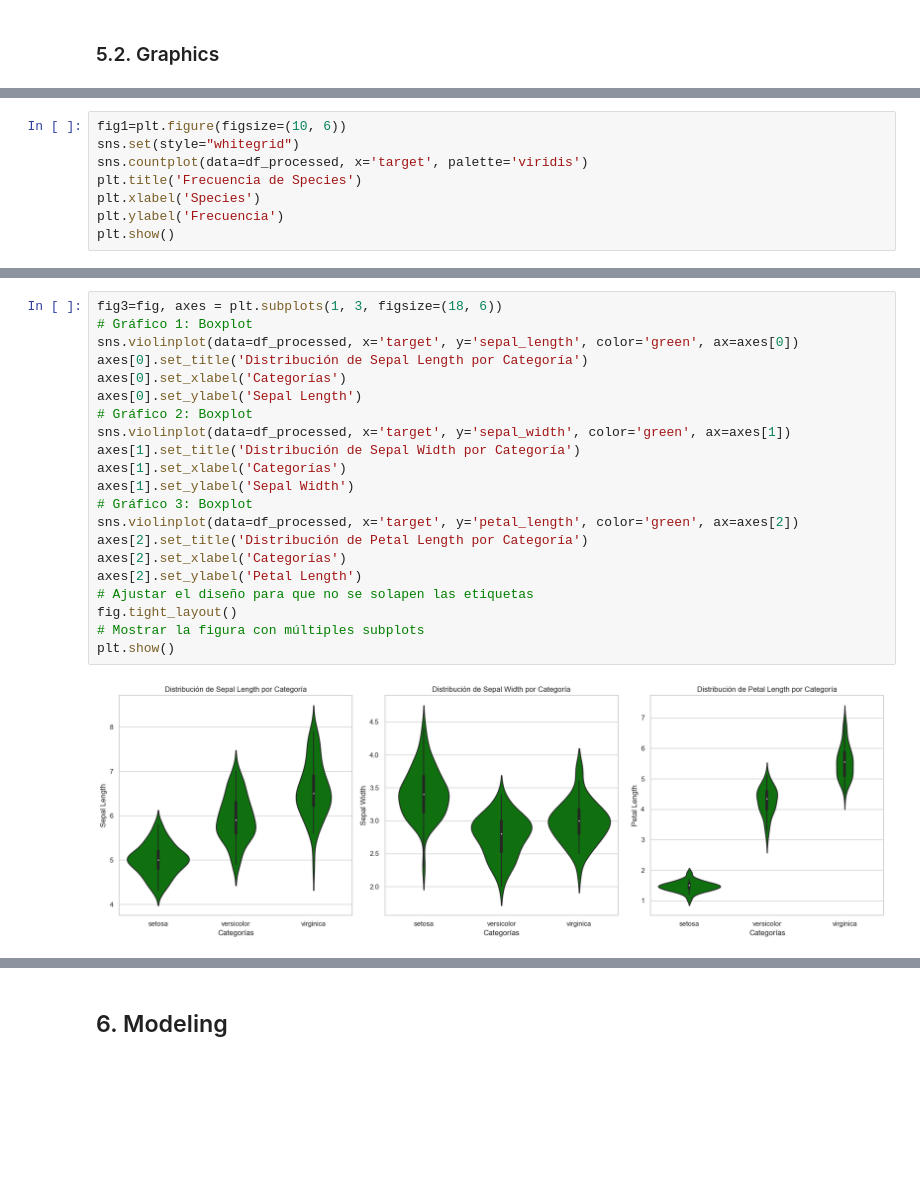
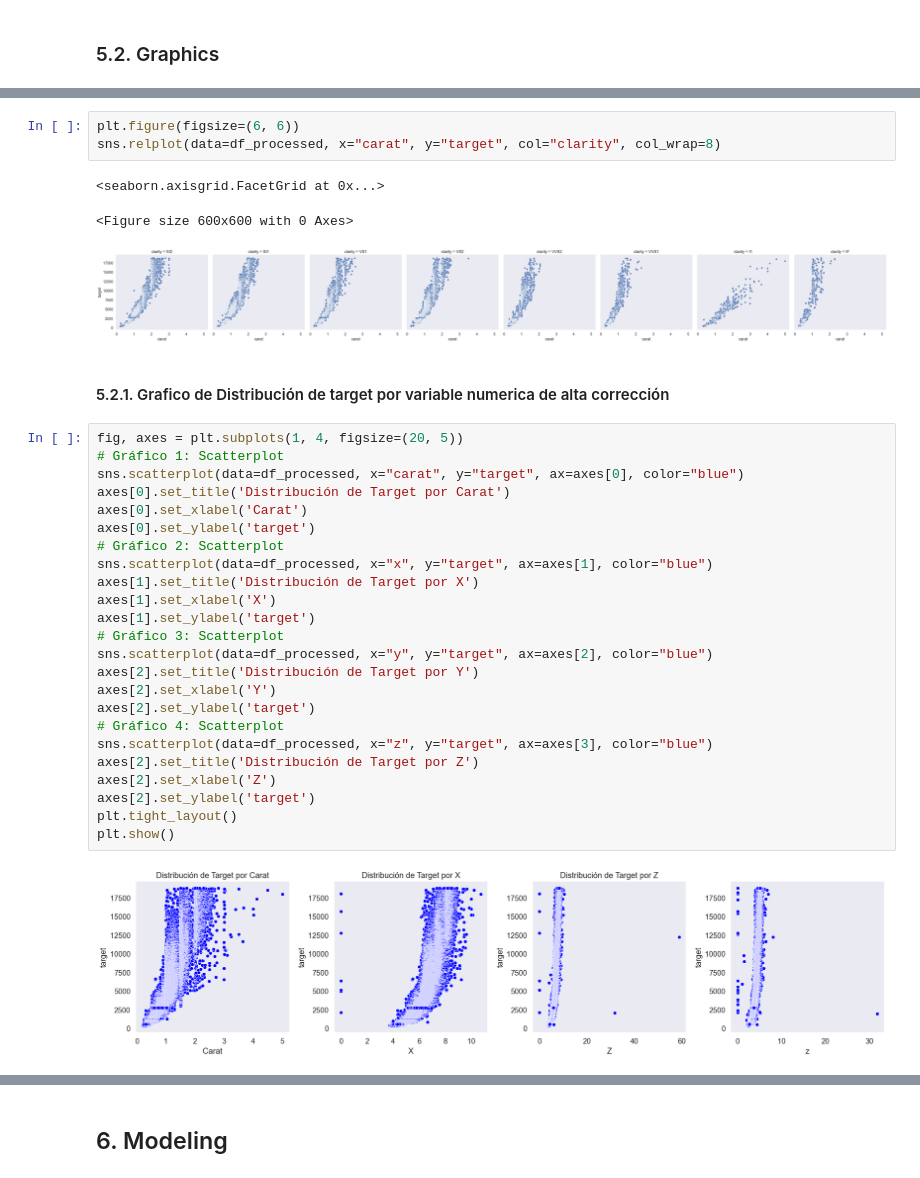
Before and after one commit to dparedes616/diamond_price, a Jupyter notebook: diamond_price_regression.ipynb, the cells around one changed output, grey strips where cells are left out. Cells and saved outputs as stored; diff of their text form; blank space fills up the shorter version.

Commit message:
Exploratory data analysis

```diff
--- a/diamond_price_regression.ipynb
+++ b/diamond_price_regression.ipynb
@@ -208,8 +227,0 @@ plt.show()
-# %%
-fig1=plt.figure(figsize=(10, 6))
-sns.set(style="whitegrid")
-sns.countplot(data=df_processed, x='target', palette='viridis')
-plt.title('Frecuencia de Species')
-plt.xlabel('Species')
-plt.ylabel('Frecuencia')
-plt.show()
@@ -241,23 +362,35 @@ plt.show()
+# %%
+plt.figure(figsize=(6, 6))
+sns.relplot(data=df_processed, x="carat", y="target", col="clarity", col_wrap=8)
+# %% [output]
+<seaborn.axisgrid.FacetGrid at 0x...>
+<Figure size 600x600 with 0 Axes>
+[figure, added]
+# %% [markdown]
+#### 5.2.1. Grafico de Distribución de target por variable numerica de alta corrección
 # %%
-fig3=fig, axes = plt.subplots(1, 3, figsize=(18, 6))
-# Gráfico 1: Boxplot
-sns.violinplot(data=df_processed, x='target', y='sepal_length', color='green', ax=axes[0])
-axes[0].set_title('Distribución de Sepal Length por Categoría')
-axes[0].set_xlabel('Categorías')
-axes[0].set_ylabel('Sepal Length')
-# Gráfico 2: Boxplot
-sns.violinplot(data=df_processed, x='target', y='sepal_width', color='green', ax=axes[1])
-axes[1].set_title('Distribución de Sepal Width por Categoría')
-axes[1].set_xlabel('Categorías')
-axes[1].set_ylabel('Sepal Width')
-# Gráfico 3: Boxplot
-sns.violinplot(data=df_processed, x='target', y='petal_length', color='green', ax=axes[2])
-axes[2].set_title('Distribución de Petal Length por Categoría')
-axes[2].set_xlabel('Categorías')
-axes[2].set_ylabel('Petal Length')
-# Ajustar el diseño para que no se solapen las etiquetas
-fig.tight_layout()
-# Mostrar la figura con múltiples subplots
+fig, axes = plt.subplots(1, 4, figsize=(20, 5))
+# Gráfico 1: Scatterplot
+sns.scatterplot(data=df_processed, x="carat", y="target", ax=axes[0], color="blue")
+axes[0].set_title('Distribución de Target por Carat')
+axes[0].set_xlabel('Carat')
+axes[0].set_ylabel('target')
+# Gráfico 2: Scatterplot
+sns.scatterplot(data=df_processed, x="x", y="target", ax=axes[1], color="blue")
+axes[1].set_title('Distribución de Target por X')
+axes[1].set_xlabel('X')
+axes[1].set_ylabel('target')
+# Gráfico 3: Scatterplot
+sns.scatterplot(data=df_processed, x="y", y="target", ax=axes[2], color="blue")
+axes[2].set_title('Distribución de Target por Y')
+axes[2].set_xlabel('Y')
+axes[2].set_ylabel('target')
+# Gráfico 4: Scatterplot
+sns.scatterplot(data=df_processed, x="z", y="target", ax=axes[3], color="blue")
+axes[2].set_title('Distribución de Target por Z')
+axes[2].set_xlabel('Z')
+axes[2].set_ylabel('target')
+plt.tight_layout()
 plt.show()
 # %% [output]
-[figure, old version]
+[figure, new version]
```
Also changed, not shown: parts of 32 cells of this notebook.
